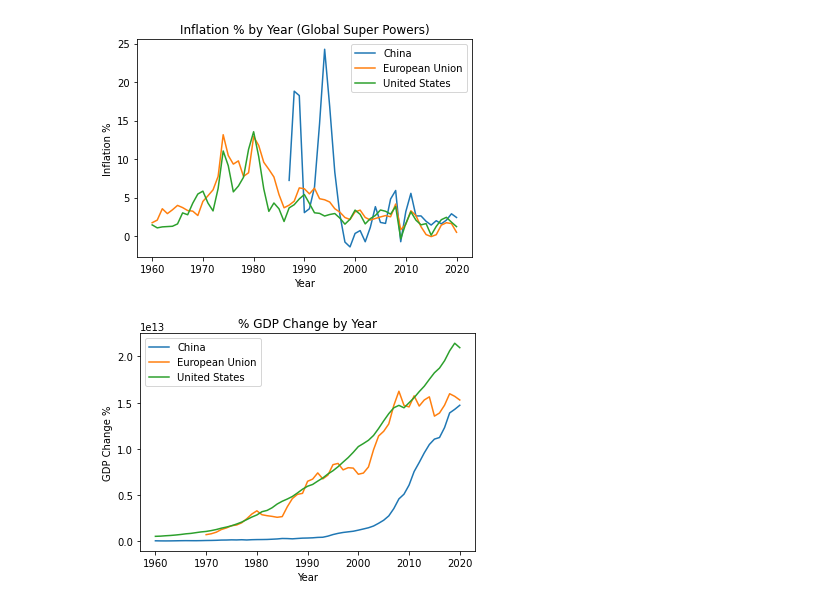
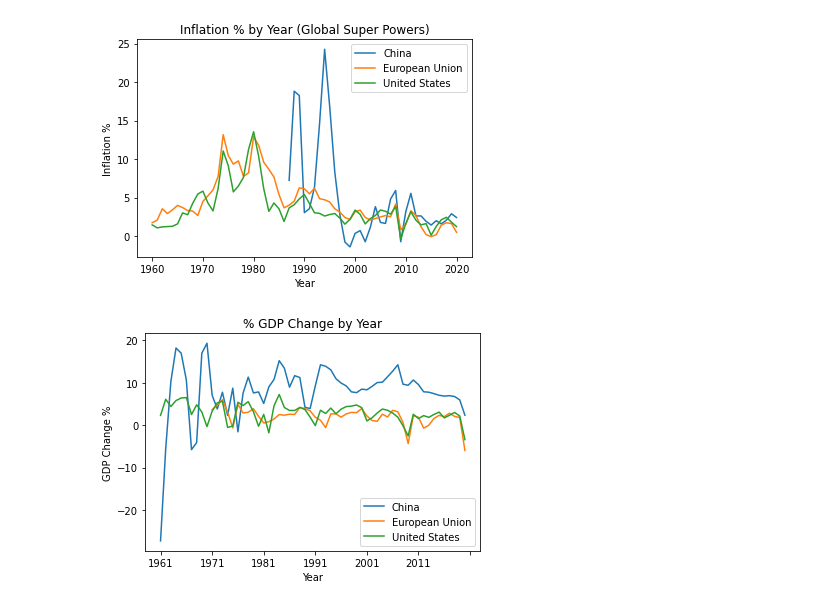
Before and after one commit to ahadh762/Pandas-Group-Exercise, a Jupyter notebook: Economy & Health.ipynb, the cells around one changed output. Drawn from its saved outputs; the diff is of its cells as text; code cells hidden in the pictures.

```diff
--- a/Economy & Health.ipynb
+++ b/Economy & Health.ipynb
@@ -41,25 +41,26 @@ plt.show()
 # %% [output]
 [figure]
 # %%
-df = pd.read_excel('GDP.xlsx')
+df = pd.read_excel('GDP_Growth_Rate.xlsx')
 df.drop([0,1,2], axis=0, inplace=True)
 df.drop('_63',axis=1,inplace=True)
-year = 1960
-for i in range (2,63):
+df.drop('_2',axis=1,inplace=True)
+year = 1961
+for i in range (3,63):
     df=df.rename(columns={f"_{i}":f"{year}"})
     year+=1
 
 template = df.copy()  # Make a copy of the dataframe with all the changes I made so I don't have to do it again
 
 df = df[(df['Data Source'] == 'United States') | (df['Data Source'] == 'China') | (df['Data Source'] == 'European Union')]
 df = df.T
 
 df.drop(['Data Source','World Development Indicators','Column1','_1'], axis=0, inplace=True)
 df.rename(columns={255:"United States",44:"China", 77:"European Union"},inplace=True)
 
 ax = df.plot(title = '% GDP Change by Year',kind='line')
 ax.set_xlabel('Year')
 ax.set_ylabel('GDP Change %')
 plt.show()
 # %% [output]
-[figure, old version]
+[figure, new version]
```
Also changed, not shown: parts of 1 cell of this notebook, 2 other files.
